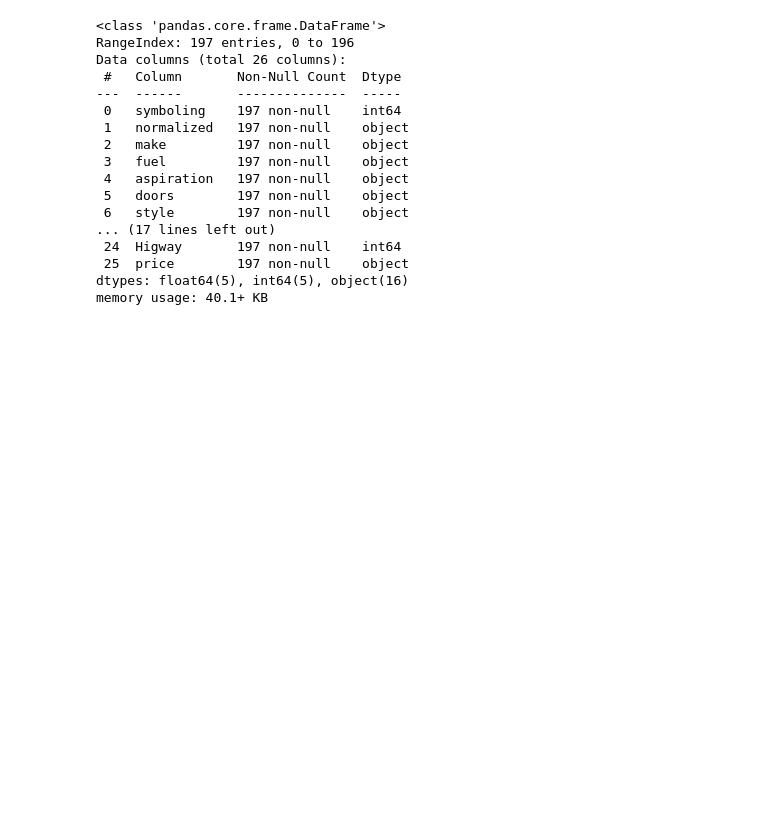
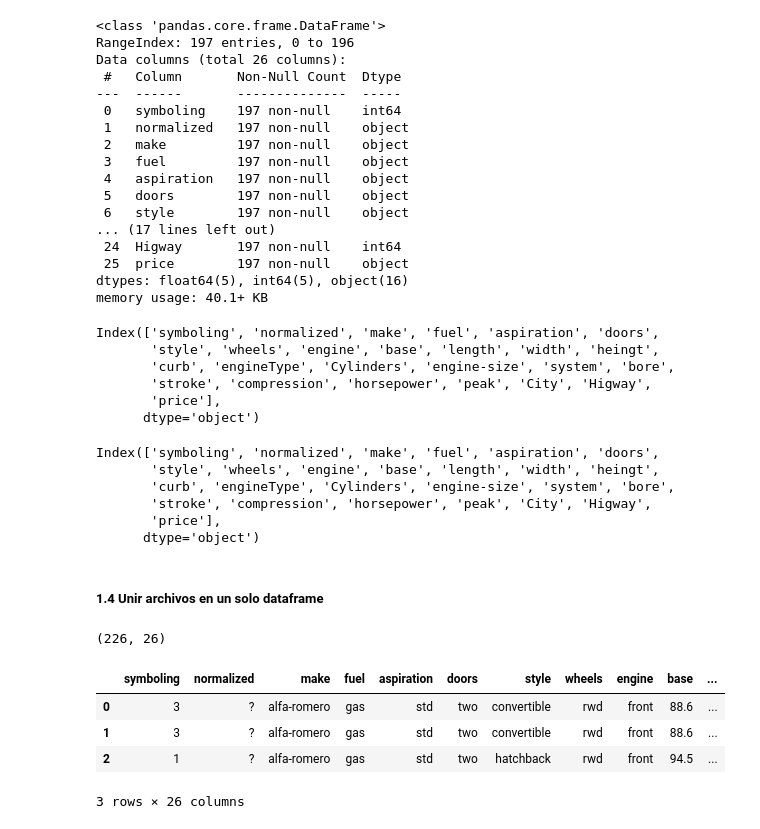
Before and after one commit to jlpc1992/Portafolio-de-evidencias, a Jupyter notebook: AnalisisDatos_Autos.ipynb, the cells around one changed output. Saved outputs shown, nothing was run; the diff lists cells and outputs as text; code cells hidden in the pictures; blank space fills up the shorter version.

```diff
--- a/AnalisisDatos_Autos.ipynb
+++ b/AnalisisDatos_Autos.ipynb
@@ -113,3 +113,37 @@ Data columns (total 26 columns):
  25  price        197 non-null    object
 dtypes: float64(5), int64(5), object(16)
 memory usage: 40.1+ KB
+# %%
+df_1er_autos.columns
+# %% [output]
+Index(['symboling', 'normalized', 'make', 'fuel', 'aspiration', 'doors',
+       'style', 'wheels', 'engine', 'base', 'length', 'width', 'heingt',
+       'curb', 'engineType', 'Cylinders', 'engine-size', 'system', 'bore',
+       'stroke', 'compression', 'horsepower', 'peak', 'City', 'Higway',
+       'price'],
+      dtype='object')
+# %%
+df_2do_autos.columns
+# %% [output]
+Index(['symboling', 'normalized', 'make', 'fuel', 'aspiration', 'doors',
+       'style', 'wheels', 'engine', 'base', 'length', 'width', 'heingt',
+       'curb', 'engineType', 'Cylinders', 'engine-size', 'system', 'bore',
+       'stroke', 'compression', 'horsepower', 'peak', 'City', 'Higway',
+       'price'],
+      dtype='object')
+# %% [markdown]
+<h5>1.4 Unir archivos en un solo dataframe </h5></center>
+# %%
+unionArchivos = [df_1er_autos,df_2do_autos]
+dfAutos = pd.concat(unionArchivos)
+dfAutos.shape
+# %% [output]
+(226, 26)
+# %%
+dfAutos.head(3)
+# %% [output]
+|  | symboling | normalized | make | fuel | aspiration | doors | style | wheels | engine | base | ... |
+| 0 | 3 | ? | alfa-romero | gas | std | two | convertible | rwd | front | 88.6 | ... |
+| 1 | 3 | ? | alfa-romero | gas | std | two | convertible | rwd | front | 88.6 | ... |
+| 2 | 1 | ? | alfa-romero | gas | std | two | hatchback | rwd | front | 94.5 | ... |
+3 rows × 26 columns
```
Also changed, not shown: parts of 31 cells of this notebook.
